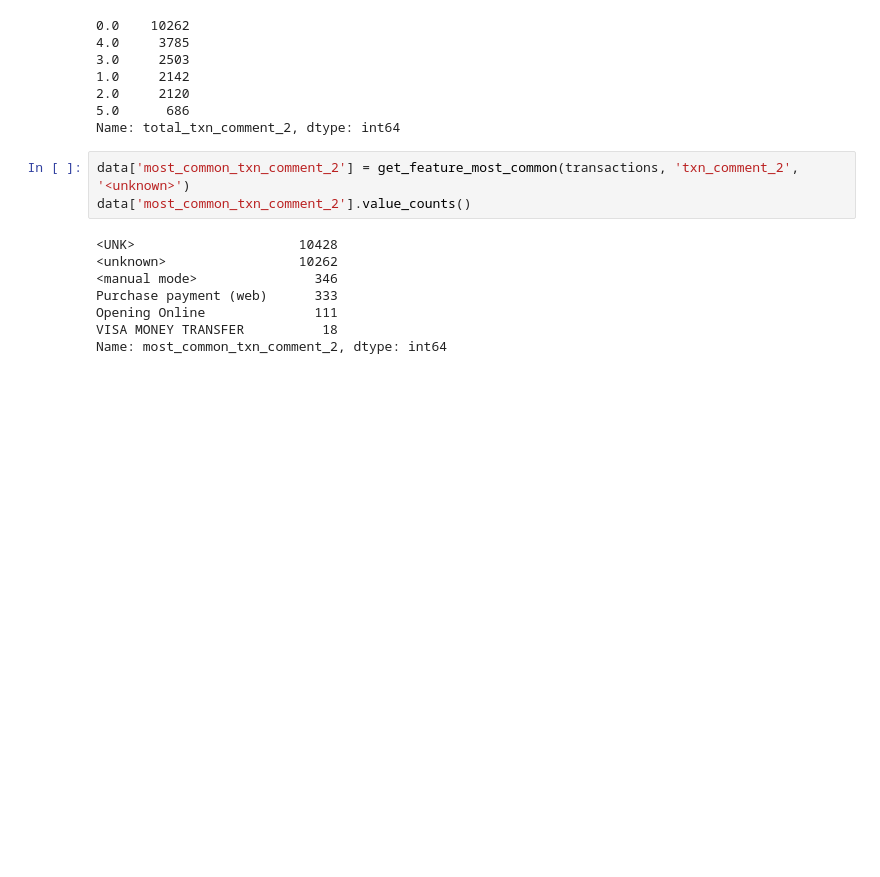
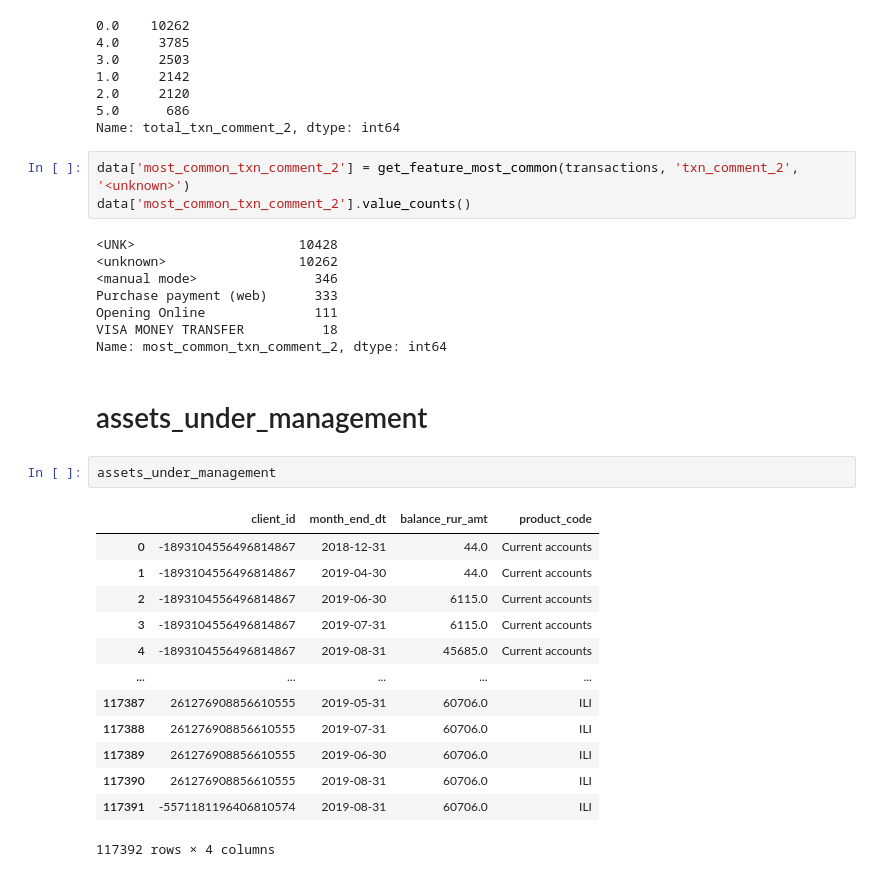
Before and after one commit to artkulak/idao-2021-finals, a Jupyter notebook: EDA-FE-kovalev.ipynb, the cells around one changed output. Saved outputs shown, nothing was run; the diff lists cells and outputs as text; blank space fills up the shorter version.

```diff
--- a/EDA-FE-kovalev.ipynb
+++ b/EDA-FE-kovalev.ipynb
@@ -463,3 +463,21 @@ Purchase payment (web)      333
 Opening Online              111
 VISA MONEY TRANSFER          18
 Name: most_common_txn_comment_2, dtype: int64
+# %% [markdown]
+# assets_under_management
+# %%
+assets_under_management
+# %% [output]
+|  | client_id | month_end_dt | balance_rur_amt | product_code |
+| 0 | -1893104556496814867 | 2018-12-31 | 44.0 | Current accounts |
+| 1 | -1893104556496814867 | 2019-04-30 | 44.0 | Current accounts |
+| 2 | -1893104556496814867 | 2019-06-30 | 6115.0 | Current accounts |
+| 3 | -1893104556496814867 | 2019-07-31 | 6115.0 | Current accounts |
+| 4 | -1893104556496814867 | 2019-08-31 | 45685.0 | Current accounts |
+| ... | ... | ... | ... | ... |
+| 117387 | 261276908856610555 | 2019-05-31 | 60706.0 | ILI |
+| 117388 | 261276908856610555 | 2019-07-31 | 60706.0 | ILI |
+| 117389 | 261276908856610555 | 2019-06-30 | 60706.0 | ILI |
+| 117390 | 261276908856610555 | 2019-08-31 | 60706.0 | ILI |
+| 117391 | -5571181196406810574 | 2019-08-31 | 60706.0 | ILI |
+117392 rows × 4 columns
```
Also changed, not shown: parts of 6 cells of this notebook, 1 other file.
